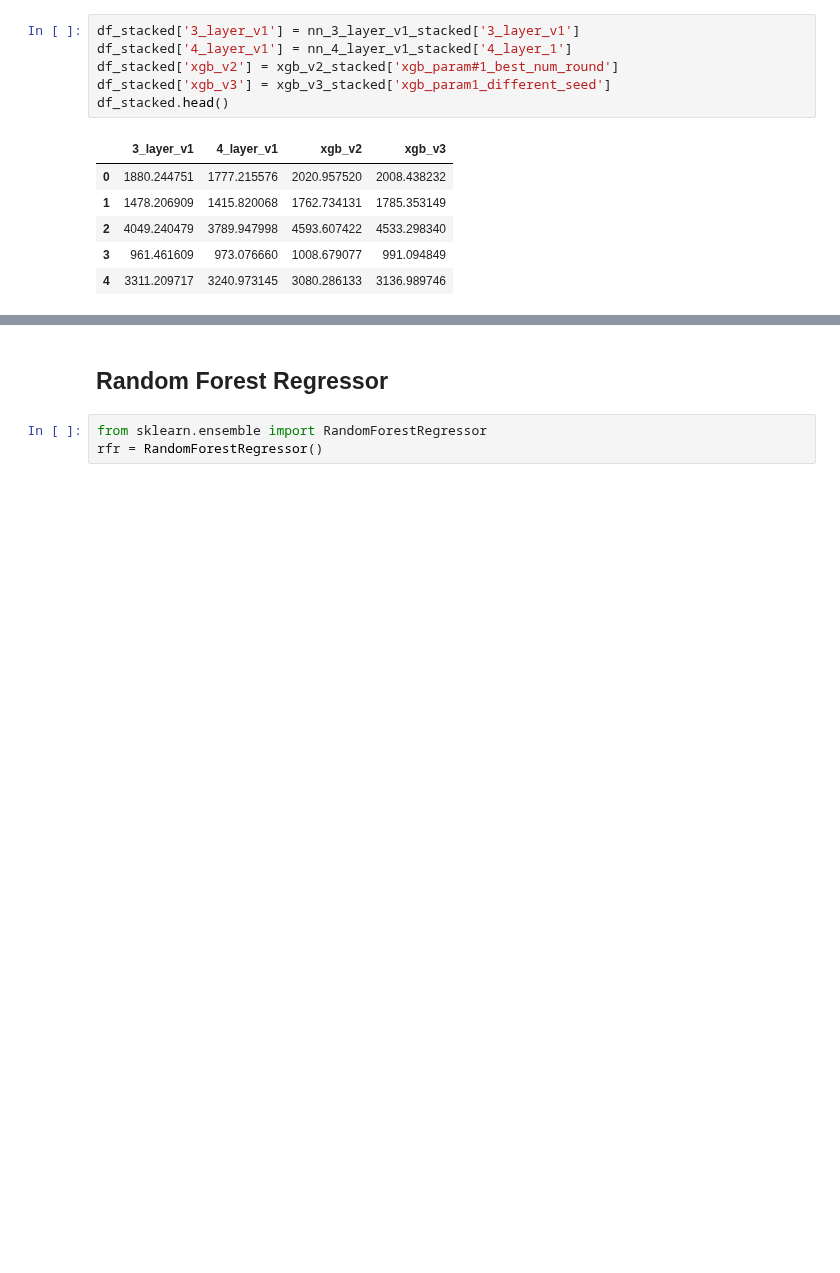
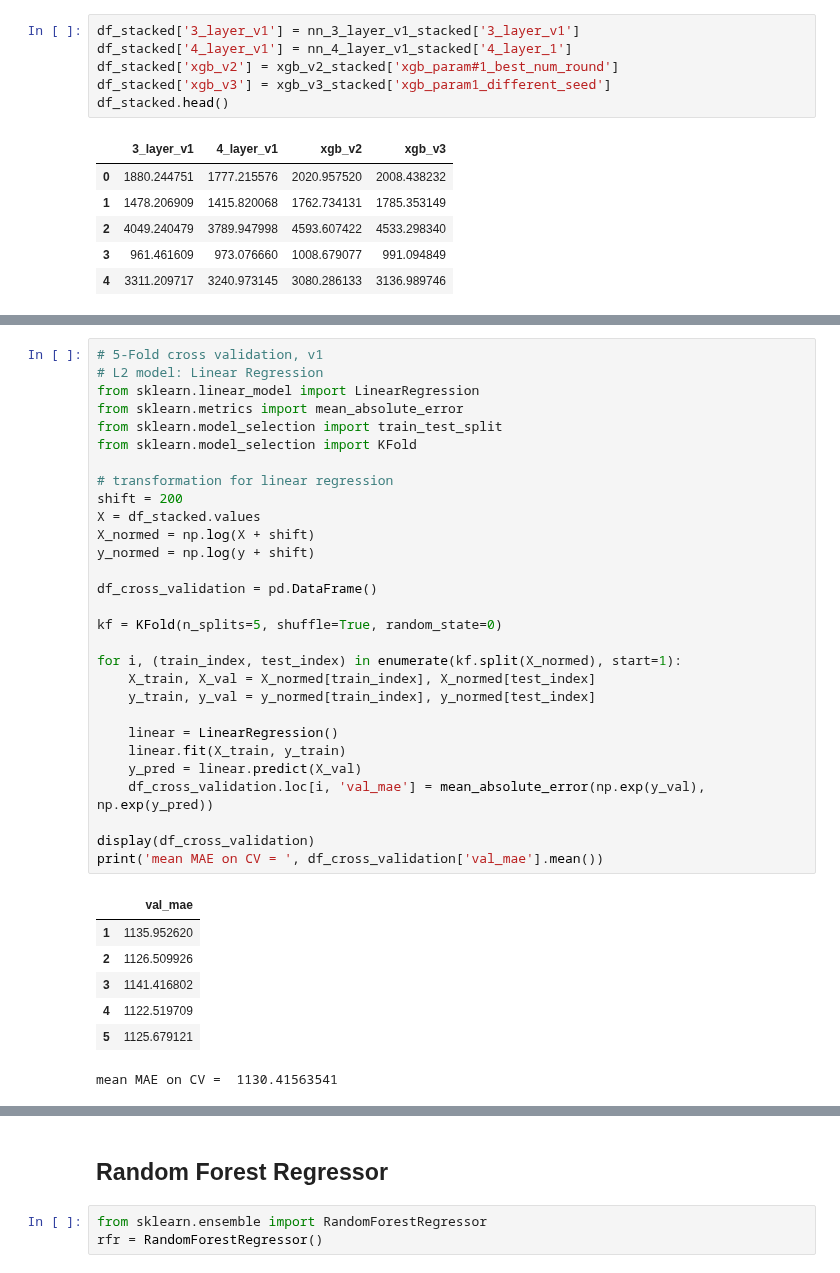
Before and after one commit to Fujiki-Nakamura/MLND, a Jupyter notebook: capstone/stacker.ipynb, the cells around one changed output, grey strips where cells are left out. Saved outputs shown, nothing was run; the diff lists cells and outputs as text; blank space fills up the shorter version.

```diff
--- a/capstone/stacker.ipynb
+++ b/capstone/stacker.ipynb
@@ -109,0 +144,37 @@ mean_absolute_error(y_test, y_pred)
+# %%
+# 5-Fold cross validation, v1
+# L2 model: Linear Regression
+from sklearn.linear_model import LinearRegression
+from sklearn.metrics import mean_absolute_error
+from sklearn.model_selection import train_test_split
+from sklearn.model_selection import KFold
+
+# transformation for linear regression
+shift = 200
+X = df_stacked.values
+X_normed = np.log(X + shift)
+y_normed = np.log(y + shift)
+
+df_cross_validation = pd.DataFrame()
+
+kf = KFold(n_splits=5, shuffle=True, random_state=0)
+
+for i, (train_index, test_index) in enumerate(kf.split(X_normed), start=1):
+    X_train, X_val = X_normed[train_index], X_normed[test_index]
+    y_train, y_val = y_normed[train_index], y_normed[test_index]
+
+    linear = LinearRegression()
+    linear.fit(X_train, y_train)
+    y_pred = linear.predict(X_val)
+    df_cross_validation.loc[i, 'val_mae'] = mean_absolute_error(np.exp(y_val), np.exp(y_pred))
+
+display(df_cross_validation)
+print('mean MAE on CV = ', df_cross_validation['val_mae'].mean())
+# %% [output]
+|  | val_mae |
+| 1 | 1135.952620 |
+| 2 | 1126.509926 |
+| 3 | 1141.416802 |
+| 4 | 1122.519709 |
+| 5 | 1125.679121 |
+mean MAE on CV =  1130.41563541
```
Also changed, not shown: parts of 26 cells of this notebook.
